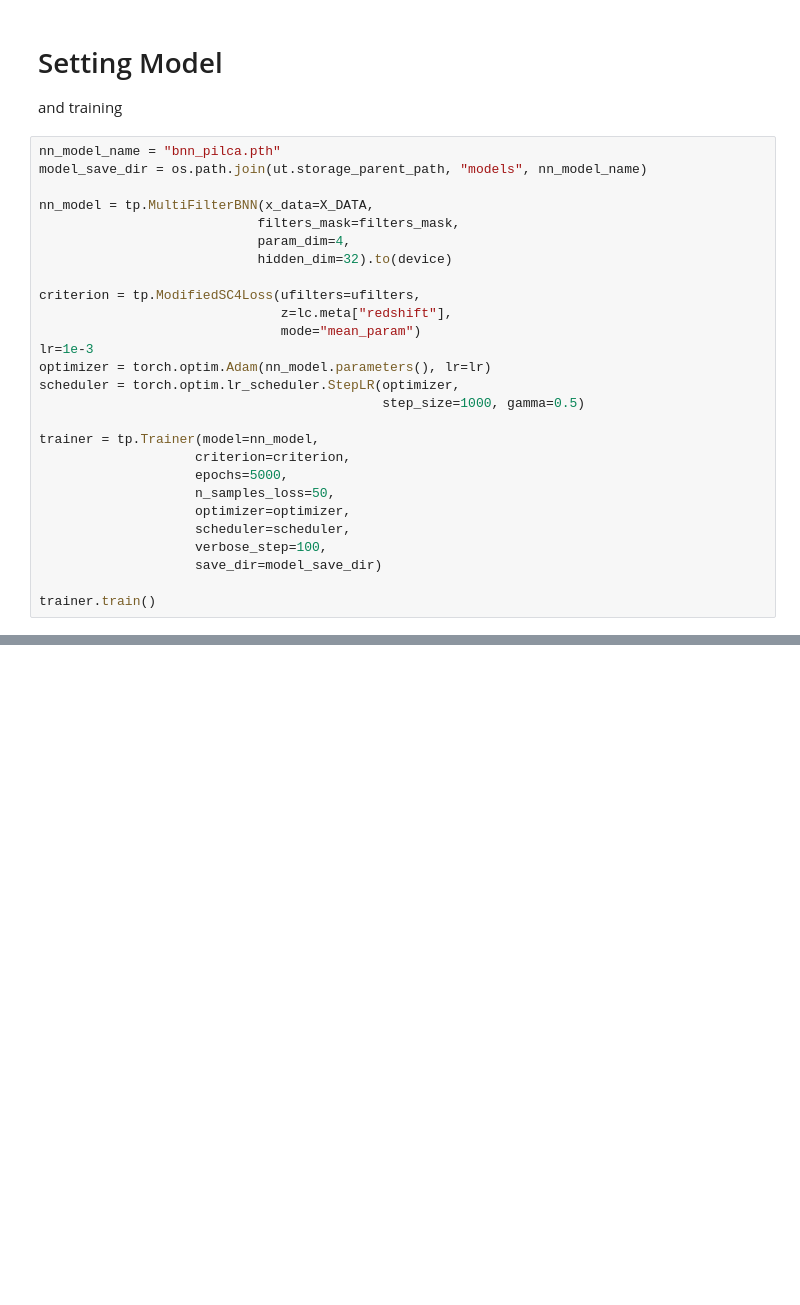
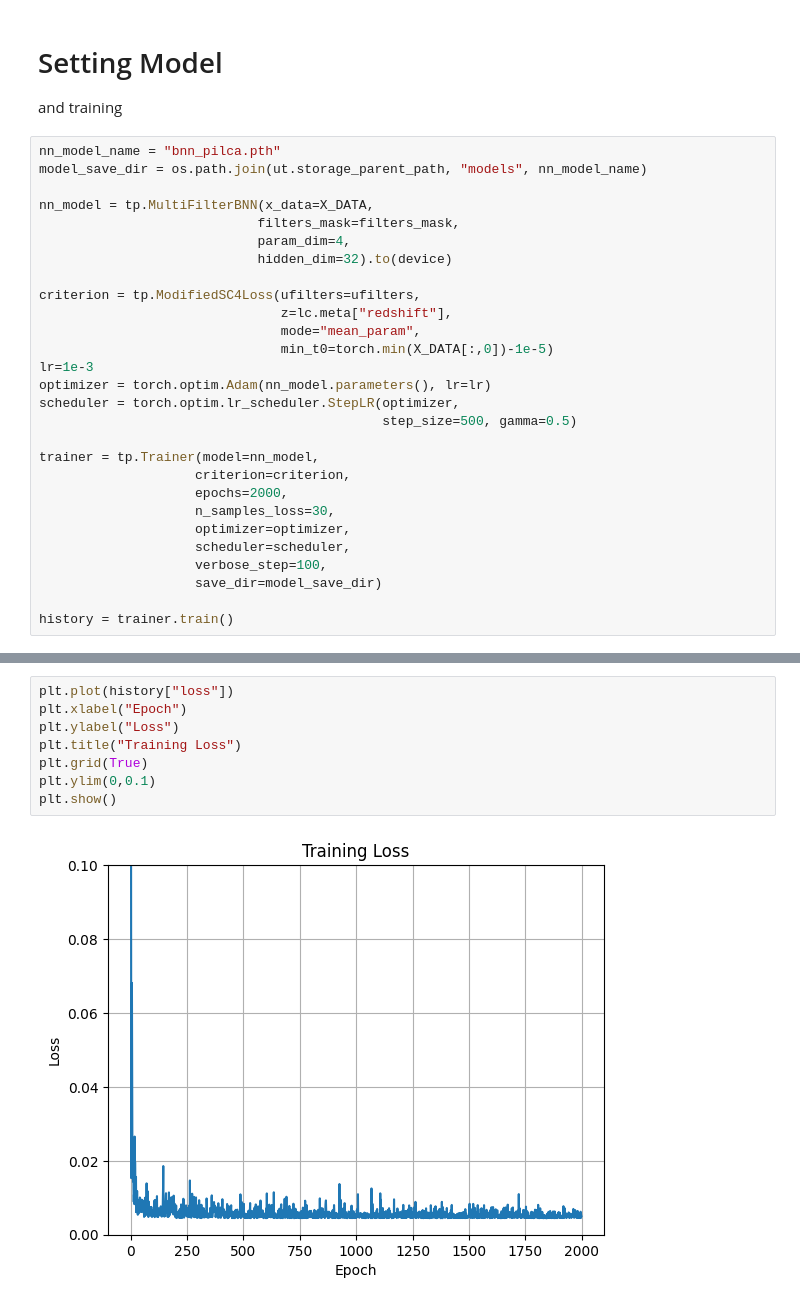
Before and after one commit to gsmteixeira/pilca, a Jupyter notebook: notebooks/03_setting_experiments.ipynb, the cells around one changed output, grey strips where cells are left out. Saved outputs shown, nothing was run; the diff lists cells and outputs as text; blank space fills up the shorter version.

```diff
--- a/notebooks/03_setting_experiments.ipynb
+++ b/notebooks/03_setting_experiments.ipynb
@@ -67,21 +77,22 @@ nn_model = tp.MultiFilterBNN(x_data=X_DATA,
 
 criterion = tp.ModifiedSC4Loss(ufilters=ufilters,
                                z=lc.meta["redshift"],
-                               mode="mean_param")
+                               mode="mean_param",
+                               min_t0=torch.min(X_DATA[:,0])-1e-5)
 lr=1e-3
 optimizer = torch.optim.Adam(nn_model.parameters(), lr=lr)
 scheduler = torch.optim.lr_scheduler.StepLR(optimizer,
-                                            step_size=1000, gamma=0.5)
+                                            step_size=500, gamma=0.5)
 
 trainer = tp.Trainer(model=nn_model,
                     criterion=criterion,
-                    epochs=5000,
-                    n_samples_loss=50,
+                    epochs=2000,
+                    n_samples_loss=30,
                     optimizer=optimizer,
                     scheduler=scheduler,
                     verbose_step=100,
                     save_dir=model_save_dir)
 
-trainer.train()
+history = trainer.train()
 # %% [output]
 --- Step 0 ---
@@ -148,0 +144,10 @@ plt.show()
+# %%
+plt.plot(history["loss"])
+plt.xlabel("Epoch")
+plt.ylabel("Loss")
+plt.title("Training Loss")
+plt.grid(True)
+plt.ylim(0,0.1)
+plt.show()
+# %% [output]
+[figure, added]
```
Also changed, not shown: parts of 8 cells of this notebook, 4 other files.
